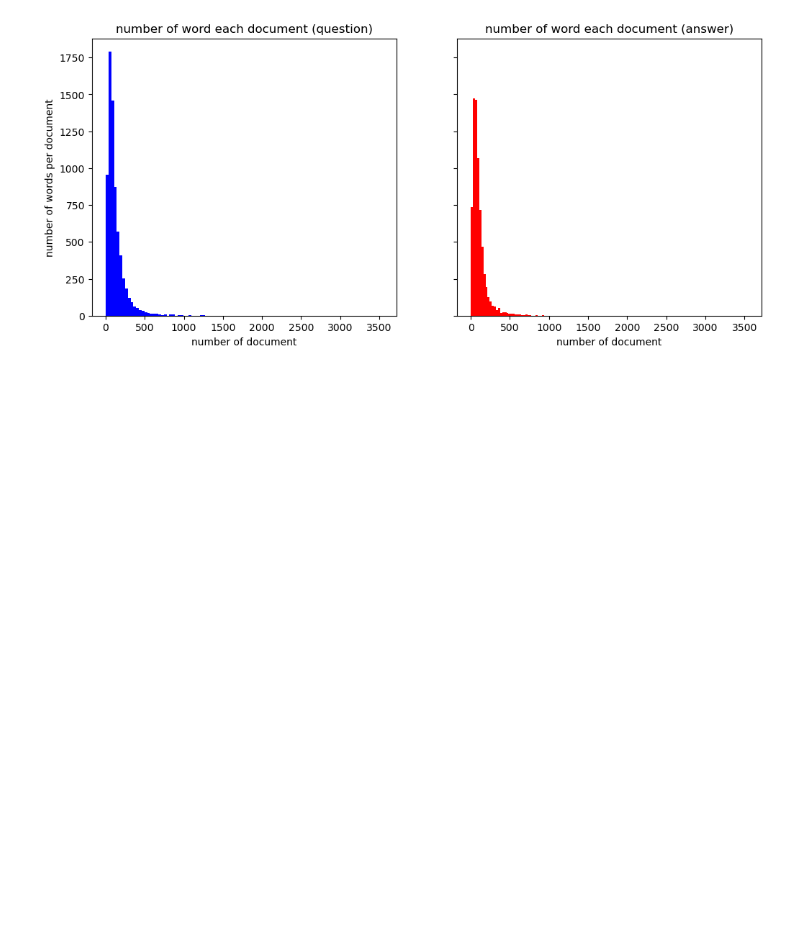
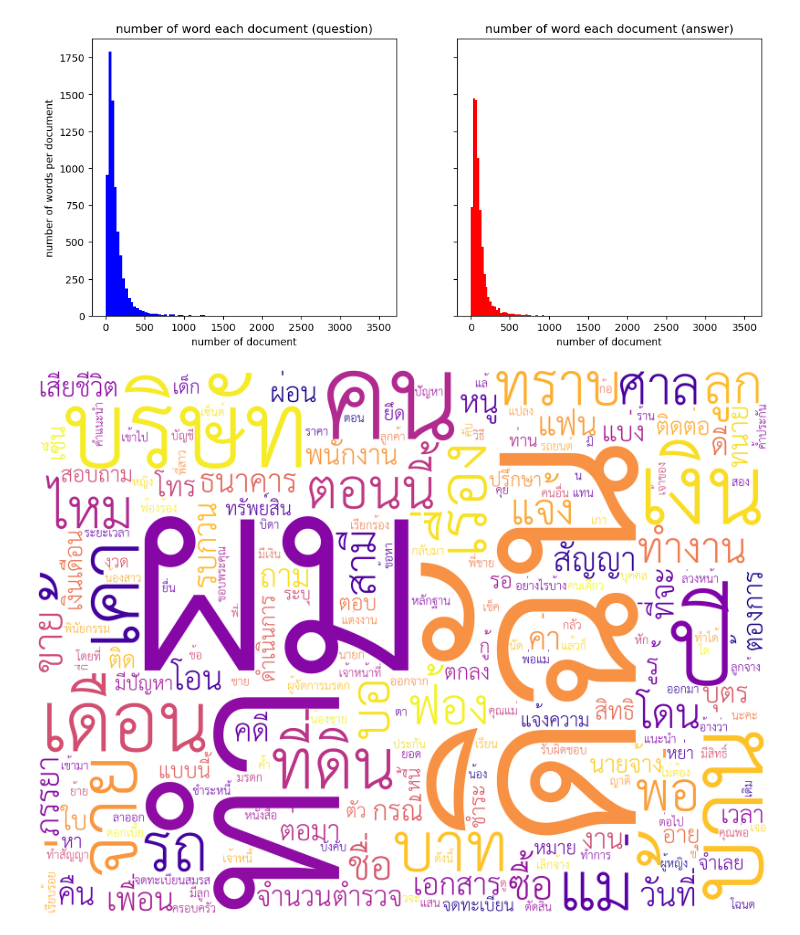
Before and after one commit to PreamJ/LDA_TopicModelling_Legal, a Jupyter notebook: datavis.ipynb, the cells around one changed output. Drawn from its saved outputs; the diff is of its cells as text; code cells hidden in the pictures; blank space fills up the shorter version.

```diff
--- a/datavis.ipynb
+++ b/datavis.ipynb
@@ -29,9 +50,11 @@ for sentense in sentense_token_question:
 for sentense in sentense_token_answer:
   word = word_tokenize(sentense, engine='newmm')
   word_token_answer.append(word)
+word_token_question_train = word_token_question[:5625]
+word_token_answer_train = word_token_answer[:5625]
 # %%
-list_question = [word for sentense in word_token_question for word in sentense]
-list_answer = [word for sentense in word_token_answer for word in sentense]
+list_question = [word for sentense in word_token_question_train for word in sentense]
+list_answer = [word for sentense in word_token_answer_train for word in sentense]
 unique_word_question = set(list_question)
 unique_word_answer = set(list_answer)
 print(f"unique word (question): {len(unique_word_question)}\nunique word (answer): {len(unique_word_answer)}")
@@ -105,3 +128,27 @@ ax2.set_xlabel('number of document')
 plt.show()
 # %% [output]
 [figure]
+# %%
+path = 'dataset/TH_Sarabun_PSK.ttf'
+stopwords = list(thai_stopwords())
+read_stopwords = pd.read_csv('dataset/add_stopwords.csv')
+add_stopwords = read_stopwords['stopword'].values.tolist()
+wordcloud = WordCloud(
+                      font_path=path,
+                      relative_scaling=0.3,
+                      min_font_size=1,
+                      background_color = "white",
+                      width=1024,
+                      stopwords=stopwords,
+                      height=768,
+                      max_words=200,
+                      colormap='plasma',
+                      regexp=r"[ก-๙a-zA-Z']+",
+                      scale=3,
+                      font_step=5,
+                      collocations=False,
+                      margin=2
+                      ).generate(' '.join(list_question))
+wordcloud.to_image()
+# %% [output]
+[figure, added]
```
Also changed, not shown: parts of 6 cells of this notebook, 12 other files.
